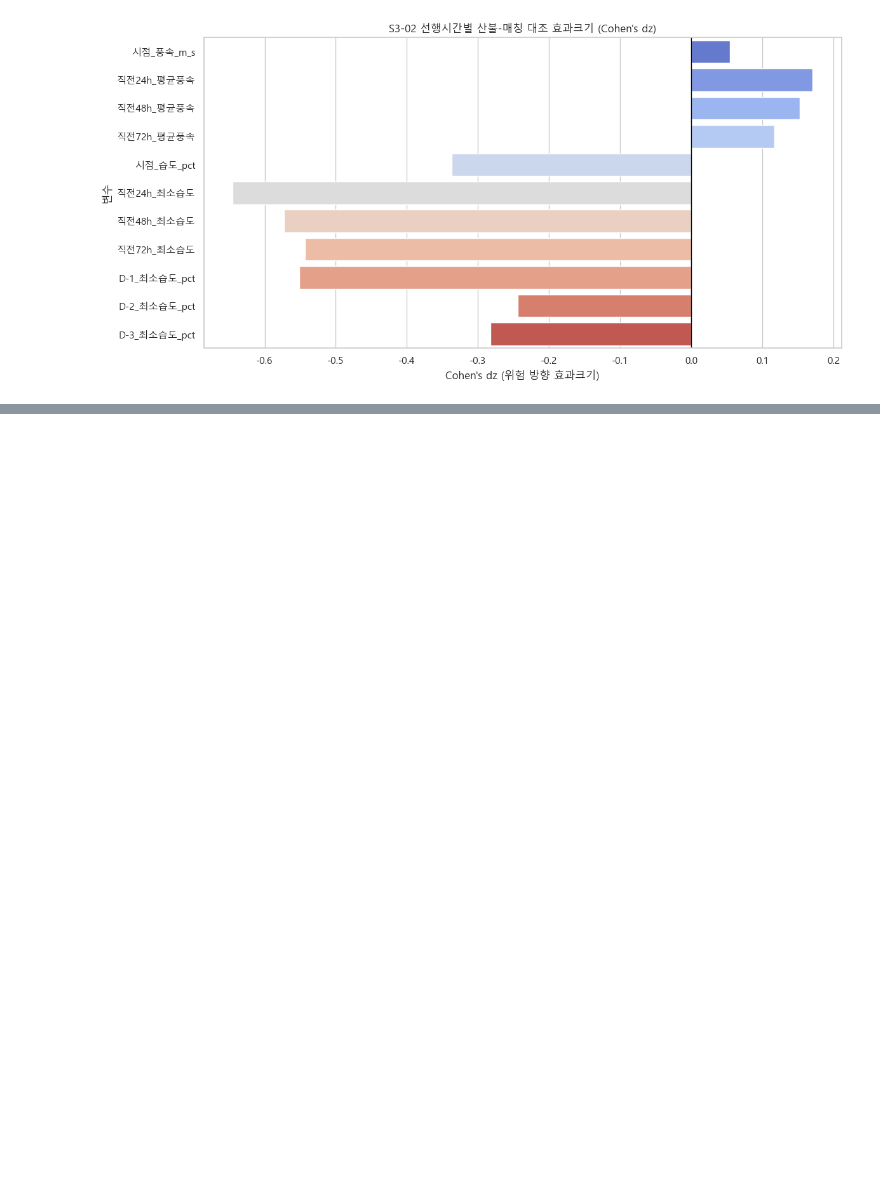
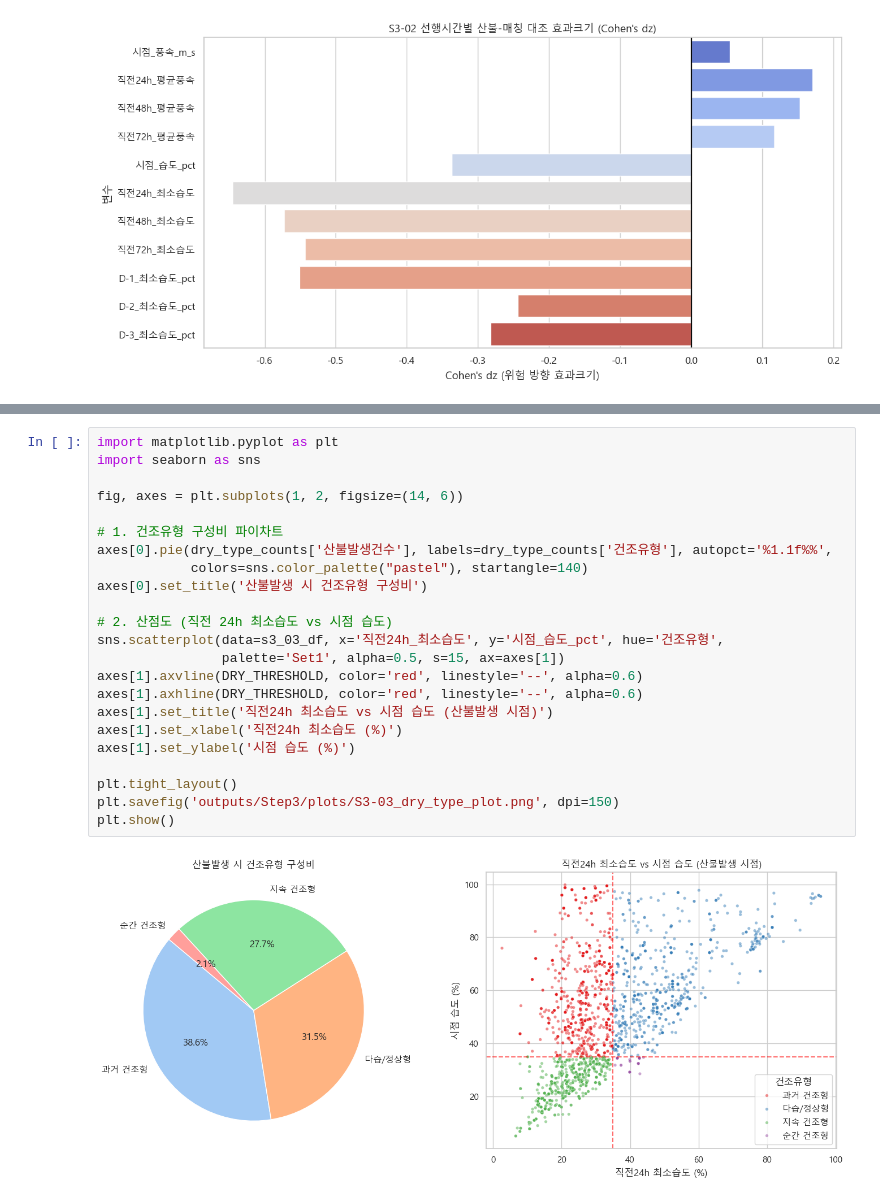
Before and after one commit to Max-JI64/farm-system-public-02, a Jupyter notebook: jsw/강원_재_EDA/Step3_산불발생_선행기상및국지임계치_심화분석.ipynb, the cells around one changed output, grey strips where cells are left out. Drawn from its saved outputs; the diff is of its cells as text; blank space fills up the shorter version.

```diff
--- a/jsw/강원_재_EDA/Step3_산불발생_선행기상및국지임계치_심화분석.ipynb
+++ b/jsw/강원_재_EDA/Step3_산불발생_선행기상및국지임계치_심화분석.ipynb
@@ -461,0 +499,25 @@ Passing `palette` without assigning `hue` is deprecated and will be removed in v
+# %%
+import matplotlib.pyplot as plt
+import seaborn as sns
+
+fig, axes = plt.subplots(1, 2, figsize=(14, 6))
+
+# 1. 건조유형 구성비 파이차트
+axes[0].pie(dry_type_counts['산불발생건수'], labels=dry_type_counts['건조유형'], autopct='%1.1f%%',
+            colors=sns.color_palette("pastel"), startangle=140)
+axes[0].set_title('산불발생 시 건조유형 구성비')
+
+# 2. 산점도 (직전 24h 최소습도 vs 시점 습도)
+sns.scatterplot(data=s3_03_df, x='직전24h_최소습도', y='시점_습도_pct', hue='건조유형',
+                palette='Set1', alpha=0.5, s=15, ax=axes[1])
+axes[1].axvline(DRY_THRESHOLD, color='red', linestyle='--', alpha=0.6)
+axes[1].axhline(DRY_THRESHOLD, color='red', linestyle='--', alpha=0.6)
+axes[1].set_title('직전24h 최소습도 vs 시점 습도 (산불발생 시점)')
+axes[1].set_xlabel('직전24h 최소습도 (%)')
+axes[1].set_ylabel('시점 습도 (%)')
+
+plt.tight_layout()
+plt.savefig('outputs/Step3/plots/S3-03_dry_type_plot.png', dpi=150)
+plt.show()
+# %% [output]
+[figure, added]
```
Also changed, not shown: parts of 2 cells of this notebook, 3 other files.
